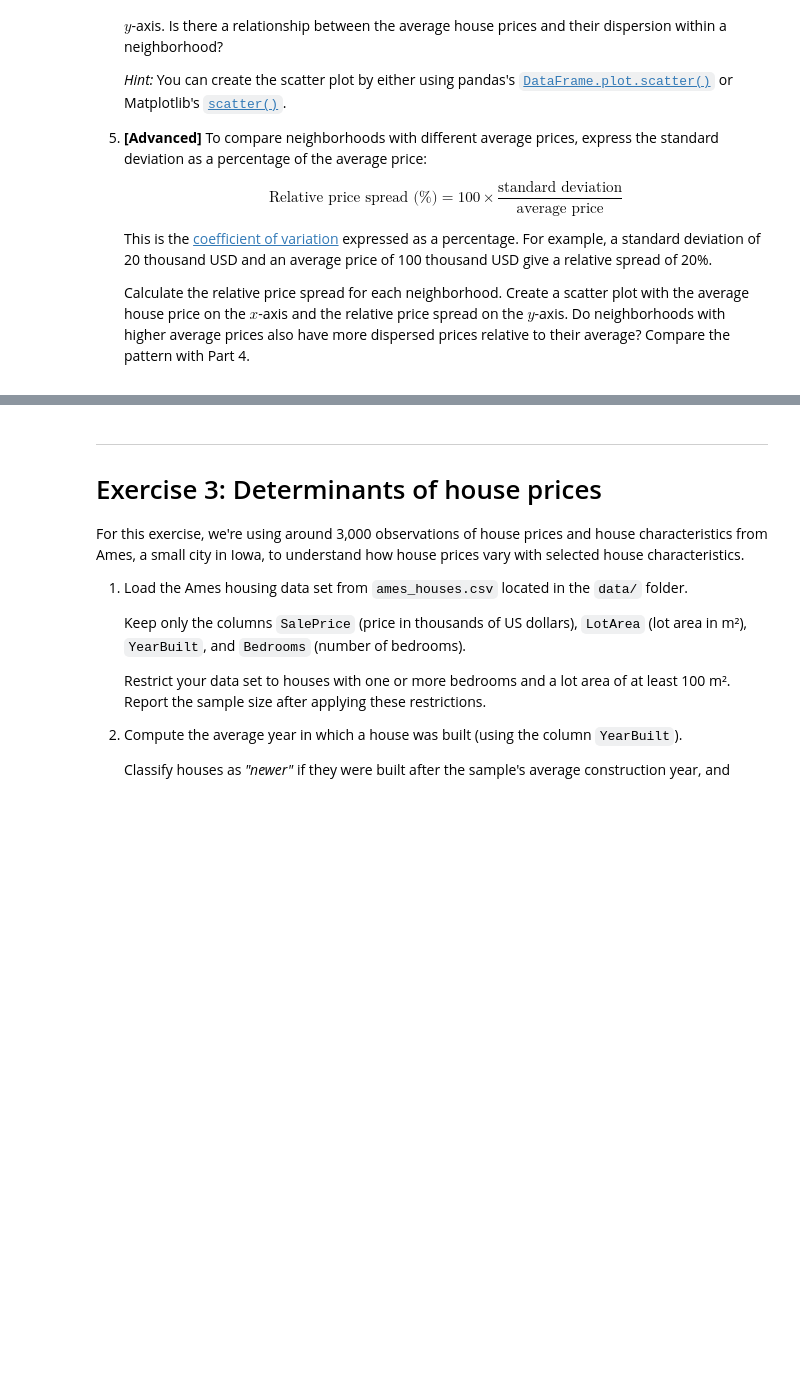
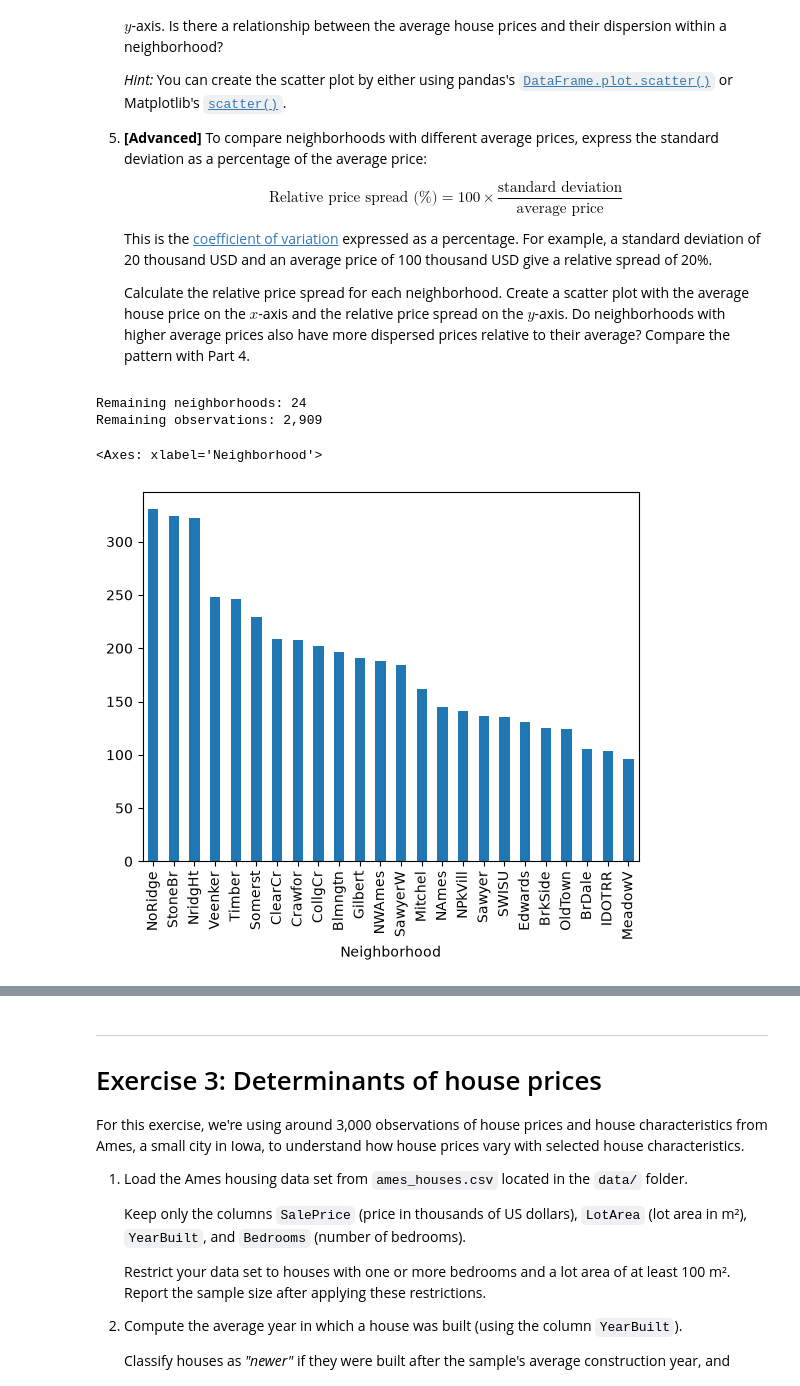
Before and after one commit to falkfrydenlund-creator/TECH2-H26, a Jupyter notebook: workshops/workshop4/workshop4 Falk.ipynb, the cells around one changed output, grey strips where cells are left out. Cells and saved outputs as stored; diff of their text form; code cells hidden in the pictures; blank space fills up the shorter version.

```diff
--- a/workshops/workshop4/workshop4 Falk.ipynb
+++ b/workshops/workshop4/workshop4 Falk.ipynb
@@ -168,3 +168,16 @@ characteristics from Ames, a small city in Iowa.
     plot with the average house price on the $x$-axis and the relative price spread
     on the $y$-axis. Do neighborhoods with higher average prices also have more
     dispersed prices relative to their average? Compare the pattern with Part 4.
+# %%
+file = f'{DATA_PATH}/ames_houses.csv'
+df = pd.read_csv(file)
+df = df[['SalePrice','Neighborhood']]
+counts = df.groupby('Neighborhood')['SalePrice'].transform('size')
+df = df.loc[counts >= 20].copy()
+print('Remaining neighborhoods:', len(df['Neighborhood'].value_counts()))
+print(f'Remaining observations: {len(df):,d}')
+# %% [output]
+Remaining neighborhoods: 24
+Remaining observations: 2,909
+# %%
+avg_hp = df.groupby('Neighborhood')['SalePrice'].mean().sort_values(ascending=False)
@@ -170,0 +186,5 @@ characteristics from Ames, a small city in Iowa.
+# %%
+avg_hp.plot.bar()
+# %% [output]
+<Axes: xlabel='Neighborhood'>
+[figure, added]
```
Also changed, not shown: parts of 5 cells of this notebook.
